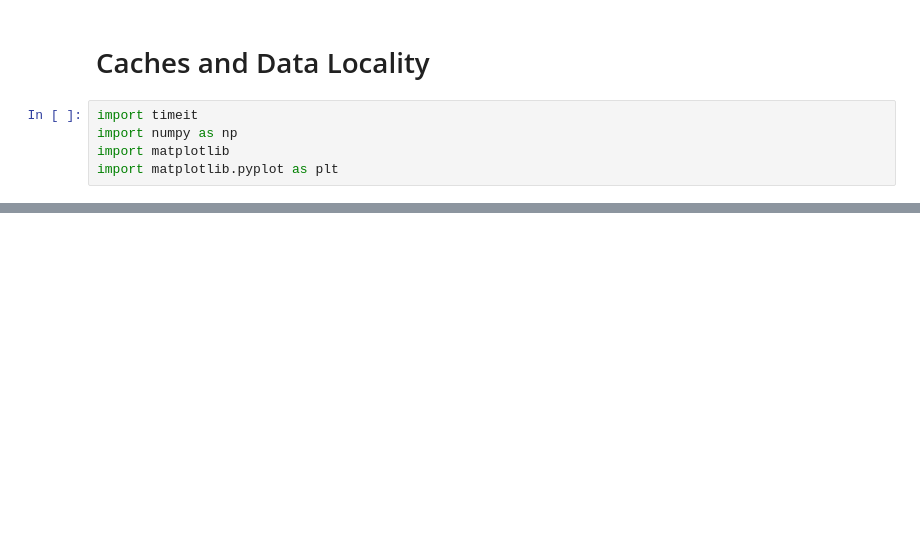
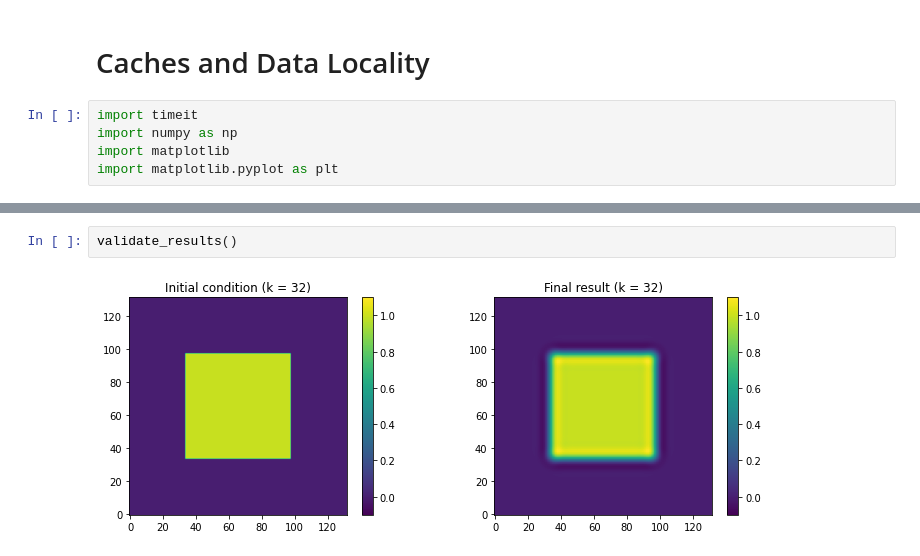
Before and after one commit to ofuhrer/HPC4WC, a Jupyter notebook: day1/03-caches-data-locality.ipynb, the cells around one changed output, grey strips where cells are left out. Drawn from its saved outputs; the diff is of its cells as text; blank space fills up the shorter version.

```diff
--- a/day1/03-caches-data-locality.ipynb
+++ b/day1/03-caches-data-locality.ipynb
@@ -81,0 +206,4 @@ cp stencil2d-inlining_v2.x stencil2d.x
+# %%
+validate_results()
+# %% [output]
+[figure, added]
```
Also changed, not shown: parts of 24 cells of this notebook, 8 other files.
